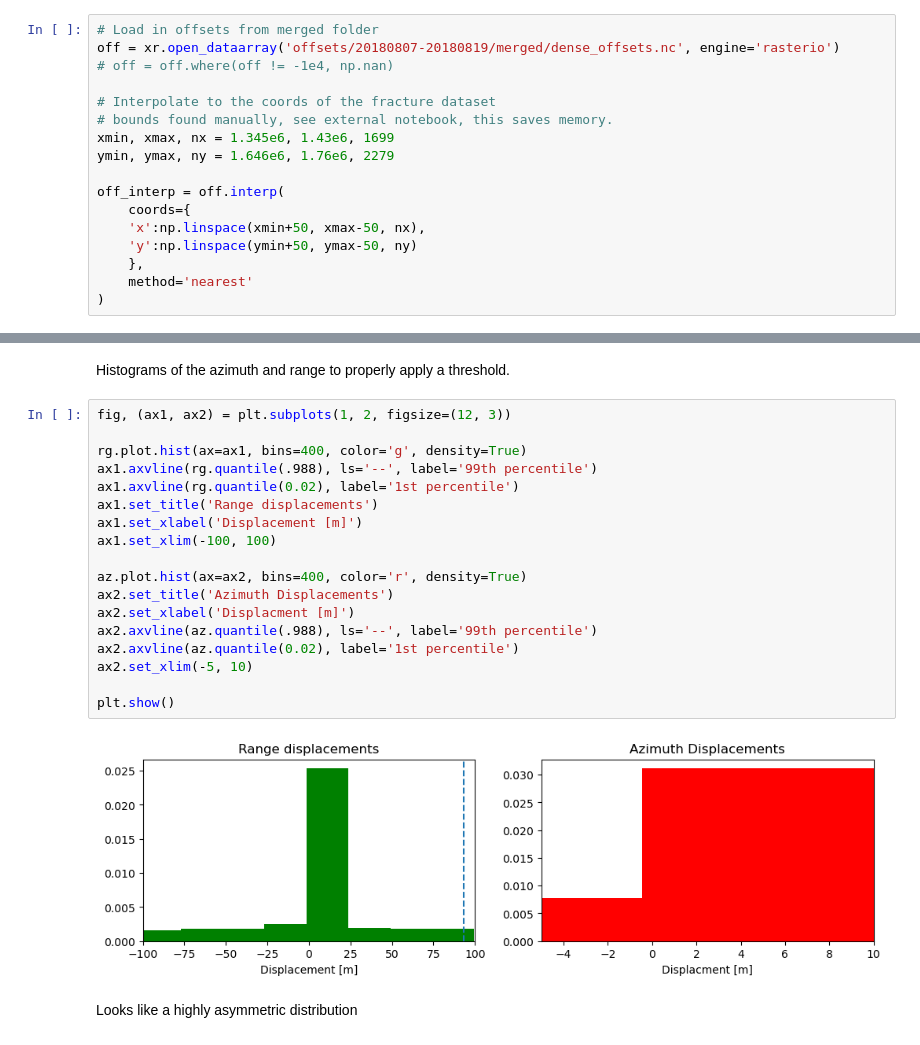
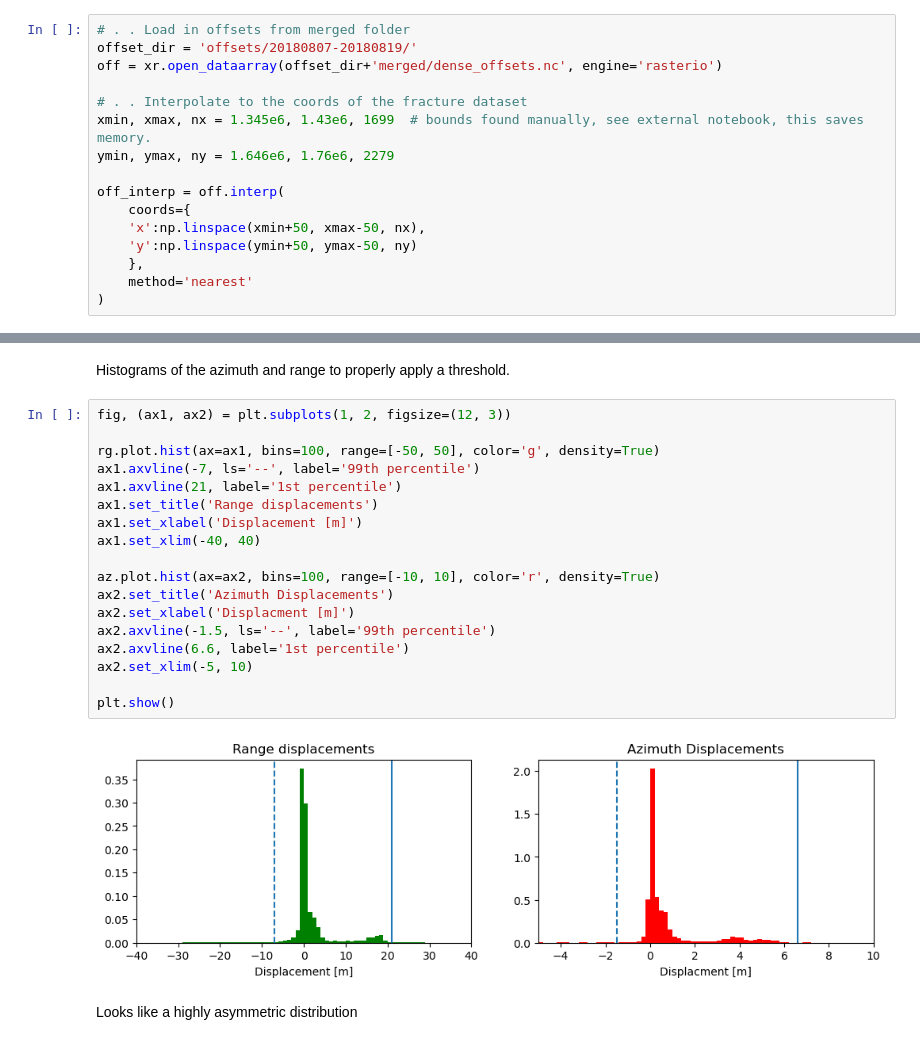
Before and after one commit to jackplogan33/crevasse-advection, a Jupyter notebook: 03-postprocess_offsets.ipynb, the cells around one changed output, grey strips where cells are left out. Saved outputs shown, nothing was run; the diff lists cells and outputs as text.

```diff
--- a/03-postprocess_offsets.ipynb
+++ b/03-postprocess_offsets.ipynb
@@ -65,13 +65,12 @@ In our processing, we are aiming for a grid resolution of 50 m.
 >
 > Thus, our effective and target resolutions are not the same.
 # %%
-# Load in offsets from merged folder
-off = xr.open_dataarray('offsets/20180807-20180819/merged/dense_offsets.nc', engine='rasterio')
-# off = off.where(off != -1e4, np.nan)
+# . . Load in offsets from merged folder
+offset_dir = 'offsets/20180807-20180819/'
+off = xr.open_dataarray(offset_dir+'merged/dense_offsets.nc', engine='rasterio')
 
-# Interpolate to the coords of the fracture dataset
-# bounds found manually, see external notebook, this saves memory.
-xmin, xmax, nx = 1.345e6, 1.43e6, 1699
+# . . Interpolate to the coords of the fracture dataset
+xmin, xmax, nx = 1.345e6, 1.43e6, 1699  # bounds found manually, see external notebook, this saves memory.
 ymin, ymax, ny = 1.646e6, 1.76e6, 2279
 
 off_interp = off.interp(
@@ -110,23 +109,23 @@ Histograms of the azimuth and range to properly apply a threshold.
 # %%
 fig, (ax1, ax2) = plt.subplots(1, 2, figsize=(12, 3))
 
-rg.plot.hist(ax=ax1, bins=400, color='g', density=True)
-ax1.axvline(rg.quantile(.988), ls='--', label='99th percentile')
-ax1.axvline(rg.quantile(0.02), label='1st percentile')
+rg.plot.hist(ax=ax1, bins=100, range=[-50, 50], color='g', density=True)
+ax1.axvline(-7, ls='--', label='99th percentile')
+ax1.axvline(21, label='1st percentile')
 ax1.set_title('Range displacements')
 ax1.set_xlabel('Displacement [m]')
-ax1.set_xlim(-100, 100)
+ax1.set_xlim(-40, 40)
 
-az.plot.hist(ax=ax2, bins=400, color='r', density=True)
+az.plot.hist(ax=ax2, bins=100, range=[-10, 10], color='r', density=True)
 ax2.set_title('Azimuth Displacements')
 ax2.set_xlabel('Displacment [m]')
-ax2.axvline(az.quantile(.988), ls='--', label='99th percentile')
-ax2.axvline(az.quantile(0.02), label='1st percentile')
+ax2.axvline(-1.5, ls='--', label='99th percentile')
+ax2.axvline(6.6, label='1st percentile')
 ax2.set_xlim(-5, 10)
 
 plt.show()
 # %% [output]
-[figure, old version]
+[figure, new version]
 # %% [markdown]
 Looks like a highly asymmetric distribution
 # %%
```
Also changed, not shown: parts of 14 cells of this notebook.
